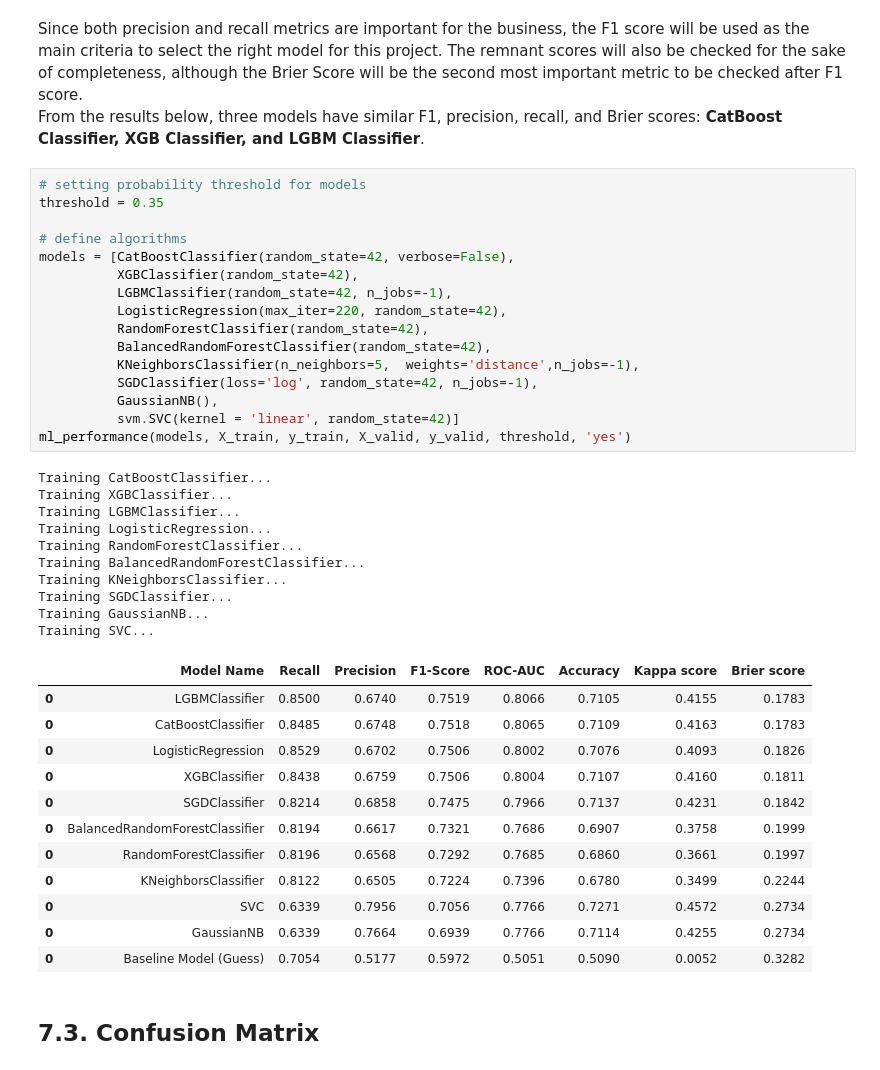
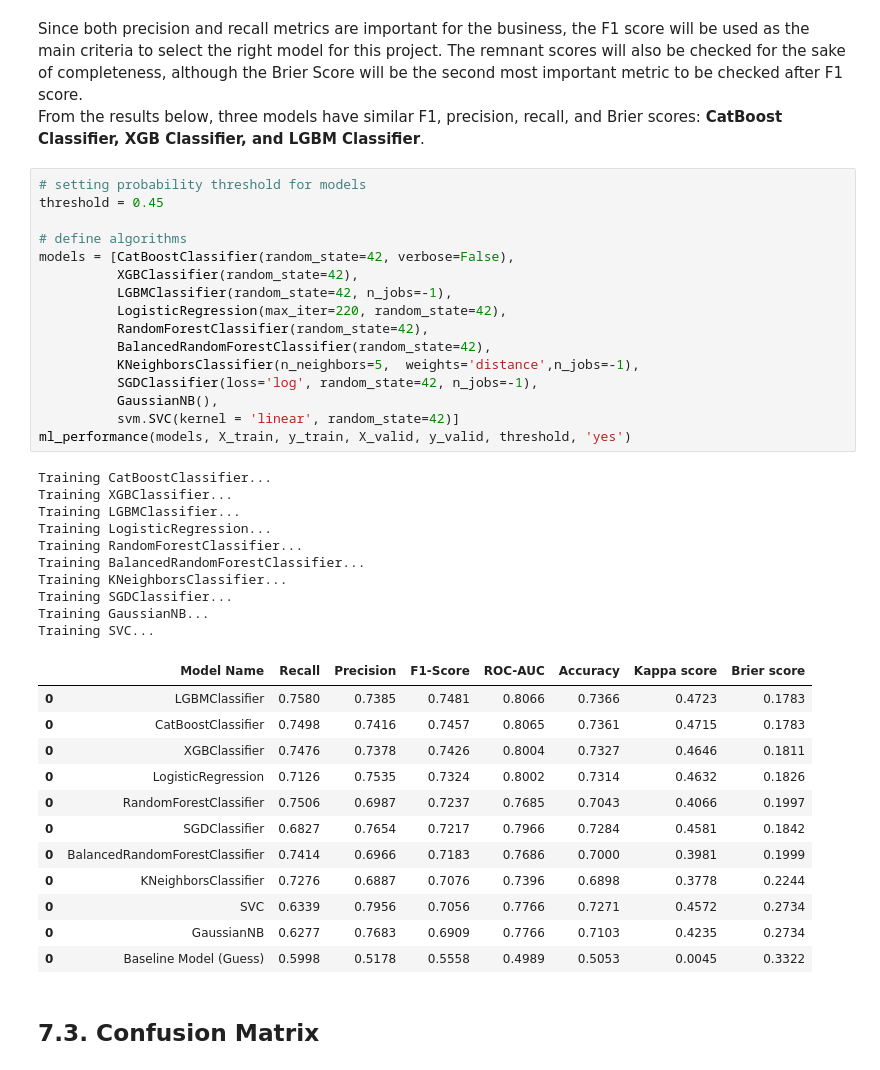
Before and after one commit to alanmaehara/cardiovascular-analysis, a Jupyter notebook: cardiovascular-diseases-002.ipynb, the cells around one changed output. Cells and saved outputs as stored; diff of their text form.

```diff
--- a/cardiovascular-diseases-002.ipynb
+++ b/cardiovascular-diseases-002.ipynb
@@ -2274,43 +2269,43 @@ Since both precision and recall metrics are important for the business, the F1 s
 From the results below, three models have similar F1, precision, recall, and Brier scores: **CatBoost Classifier, XGB Classifier, and LGBM Classifier**.
 # %%
 # setting probability threshold for models
-threshold = 0.35
+threshold = 0.45
 
 # define algorithms
 models = [CatBoostClassifier(random_state=42, verbose=False),
           XGBClassifier(random_state=42),
           LGBMClassifier(random_state=42, n_jobs=-1),
           LogisticRegression(max_iter=220, random_state=42),
           RandomForestClassifier(random_state=42),
           BalancedRandomForestClassifier(random_state=42),
           KNeighborsClassifier(n_neighbors=5,  weights='distance',n_jobs=-1),
           SGDClassifier(loss='log', random_state=42, n_jobs=-1),
           GaussianNB(),
           svm.SVC(kernel = 'linear', random_state=42)]
 ml_performance(models, X_train, y_train, X_valid, y_valid, threshold, 'yes')
 # %% [output]
 Training CatBoostClassifier...
 Training XGBClassifier...
 Training LGBMClassifier...
 Training LogisticRegression...
 Training RandomForestClassifier...
 Training BalancedRandomForestClassifier...
 Training KNeighborsClassifier...
 Training SGDClassifier...
 Training GaussianNB...
 Training SVC...
 |  | Model Name | Recall | Precision | F1-Score | ROC-AUC | Accuracy | Kappa score | Brier score |
-| 0 | LGBMClassifier | 0.8500 | 0.6740 | 0.7519 | 0.8066 | 0.7105 | 0.4155 | 0.1783 |
-| 0 | CatBoostClassifier | 0.8485 | 0.6748 | 0.7518 | 0.8065 | 0.7109 | 0.4163 | 0.1783 |
-| 0 | LogisticRegression | 0.8529 | 0.6702 | 0.7506 | 0.8002 | 0.7076 | 0.4093 | 0.1826 |
-| 0 | XGBClassifier | 0.8438 | 0.6759 | 0.7506 | 0.8004 | 0.7107 | 0.4160 | 0.1811 |
-| 0 | SGDClassifier | 0.8214 | 0.6858 | 0.7475 | 0.7966 | 0.7137 | 0.4231 | 0.1842 |
-| 0 | BalancedRandomForestClassifier | 0.8194 | 0.6617 | 0.7321 | 0.7686 | 0.6907 | 0.3758 | 0.1999 |
-| 0 | RandomForestClassifier | 0.8196 | 0.6568 | 0.7292 | 0.7685 | 0.6860 | 0.3661 | 0.1997 |
-| 0 | KNeighborsClassifier | 0.8122 | 0.6505 | 0.7224 | 0.7396 | 0.6780 | 0.3499 | 0.2244 |
+| 0 | LGBMClassifier | 0.7580 | 0.7385 | 0.7481 | 0.8066 | 0.7366 | 0.4723 | 0.1783 |
+| 0 | CatBoostClassifier | 0.7498 | 0.7416 | 0.7457 | 0.8065 | 0.7361 | 0.4715 | 0.1783 |
+| 0 | XGBClassifier | 0.7476 | 0.7378 | 0.7426 | 0.8004 | 0.7327 | 0.4646 | 0.1811 |
+| 0 | LogisticRegression | 0.7126 | 0.7535 | 0.7324 | 0.8002 | 0.7314 | 0.4632 | 0.1826 |
+| 0 | RandomForestClassifier | 0.7506 | 0.6987 | 0.7237 | 0.7685 | 0.7043 | 0.4066 | 0.1997 |
+| 0 | SGDClassifier | 0.6827 | 0.7654 | 0.7217 | 0.7966 | 0.7284 | 0.4581 | 0.1842 |
+| 0 | BalancedRandomForestClassifier | 0.7414 | 0.6966 | 0.7183 | 0.7686 | 0.7000 | 0.3981 | 0.1999 |
+| 0 | KNeighborsClassifier | 0.7276 | 0.6887 | 0.7076 | 0.7396 | 0.6898 | 0.3778 | 0.2244 |
 | 0 | SVC | 0.6339 | 0.7956 | 0.7056 | 0.7766 | 0.7271 | 0.4572 | 0.2734 |
-| 0 | GaussianNB | 0.6339 | 0.7664 | 0.6939 | 0.7766 | 0.7114 | 0.4255 | 0.2734 |
-| 0 | Baseline Model (Guess) | 0.7054 | 0.5177 | 0.5972 | 0.5051 | 0.5090 | 0.0052 | 0.3282 |
+| 0 | GaussianNB | 0.6277 | 0.7683 | 0.6909 | 0.7766 | 0.7103 | 0.4235 | 0.2734 |
+| 0 | Baseline Model (Guess) | 0.5998 | 0.5178 | 0.5558 | 0.4989 | 0.5053 | 0.0045 | 0.3322 |
 # %% [markdown]
 ## 7.3. Confusion Matrix
 # %% [markdown]
```
Also changed, not shown: parts of 18 cells of this notebook, 7 other files.
